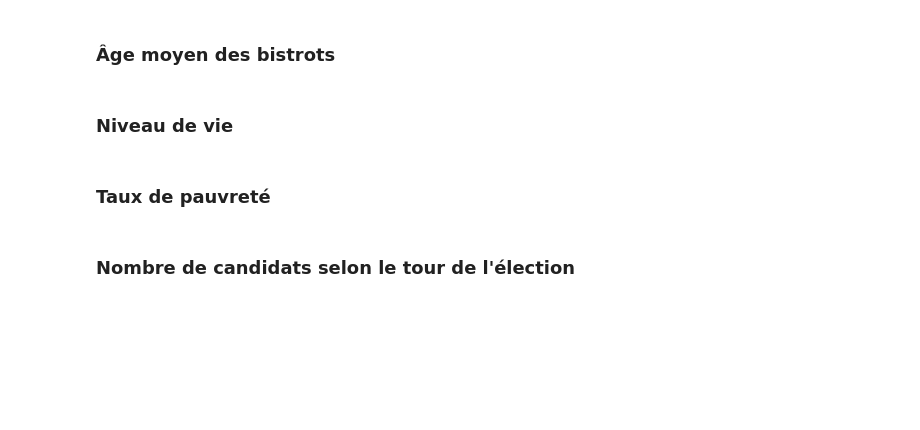
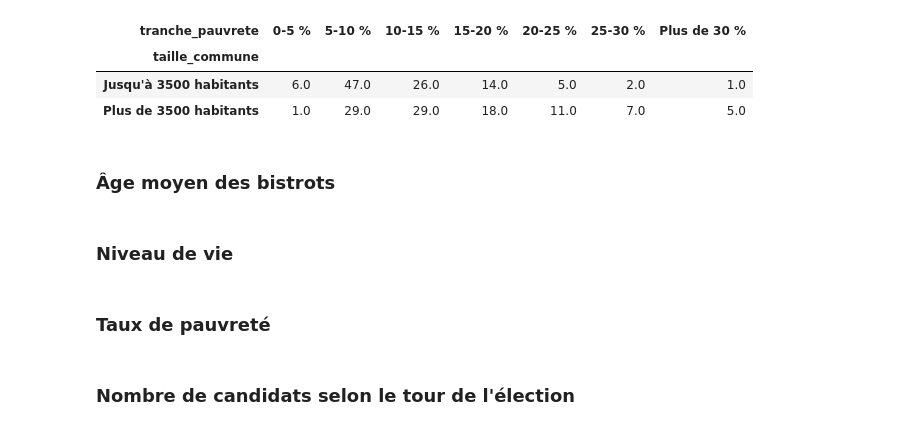
Before and after one commit to nelissanne/bistrots-et-bulletins, a Jupyter notebook: stats_desc/stats_univariées.ipynb, the cells around one changed output. Saved outputs shown, nothing was run; the diff lists cells and outputs as text; code cells hidden in the pictures; blank space fills up the shorter version.

```diff
--- a/stats_desc/stats_univariées.ipynb
+++ b/stats_desc/stats_univariées.ipynb
@@ -28 +31,7 @@ df["bistrots_pour_1000_hab"] = df["nb_etablissements"] / df["POPULATION"] * 1000
+# %%
+df['taille_commune'] = np.where(df['POPULATION'] > 3500,
+                                      'Plus de 3500 habitants',
+                                      "Jusqu'à 3500 habitants")
+df["bistrot_dens"] = df["nb_etablissements"] / df["POPULATION"] * 1000
+df["tx_abs"] = df["Abstentions"] / df["Inscrits"]
 # %% [markdown]
@@ -44,3 +162,39 @@ sns.histplot(data=df, x="bistrots_pour_1000_hab")
+# %%
+# Discrétisation du taux de pauvreté
+bornes = [0, 5, 10, 15, 20, 25, 30, float('inf')]
+
+etiquettes = [
+    '0-5 %',
+    '5-10 %',
+    '10-15 %',
+    '15-20 %',
+    '20-25 %',
+    '25-30 %',
+    'Plus de 30 %'
+]
+
+df['tranche_pauvrete'] = pd.cut(
+    df['TAUX_PAUVRETE'],
+    bins=bornes,
+    labels=etiquettes,
+    right=False
+)
+
+# Tableau des pourcentages par catégorie de commune
+tableau_pourcentages = pd.crosstab(
+    df['taille_commune'],
+    df['tranche_pauvrete'],
+    normalize='index'
+) * 100
+
+tableau = tableau_pourcentages.round()
+
+display(tableau)
+# %% [output]
+| tranche_pauvrete | 0-5 % | 5-10 % | 10-15 % | 15-20 % | 20-25 % | 25-30 % | Plus de 30 % |
+| taille_commune |  |  |  |  |  |  |  |
+| Jusqu'à 3500 habitants | 6.0 | 47.0 | 26.0 | 14.0 | 5.0 | 2.0 | 1.0 |
+| Plus de 3500 habitants | 1.0 | 29.0 | 29.0 | 18.0 | 11.0 | 7.0 | 5.0 |
 # %% [markdown]
 ### Âge moyen des bistrots
 # %%
```
Also changed, not shown: parts of 14 cells of this notebook, 1 other file.
